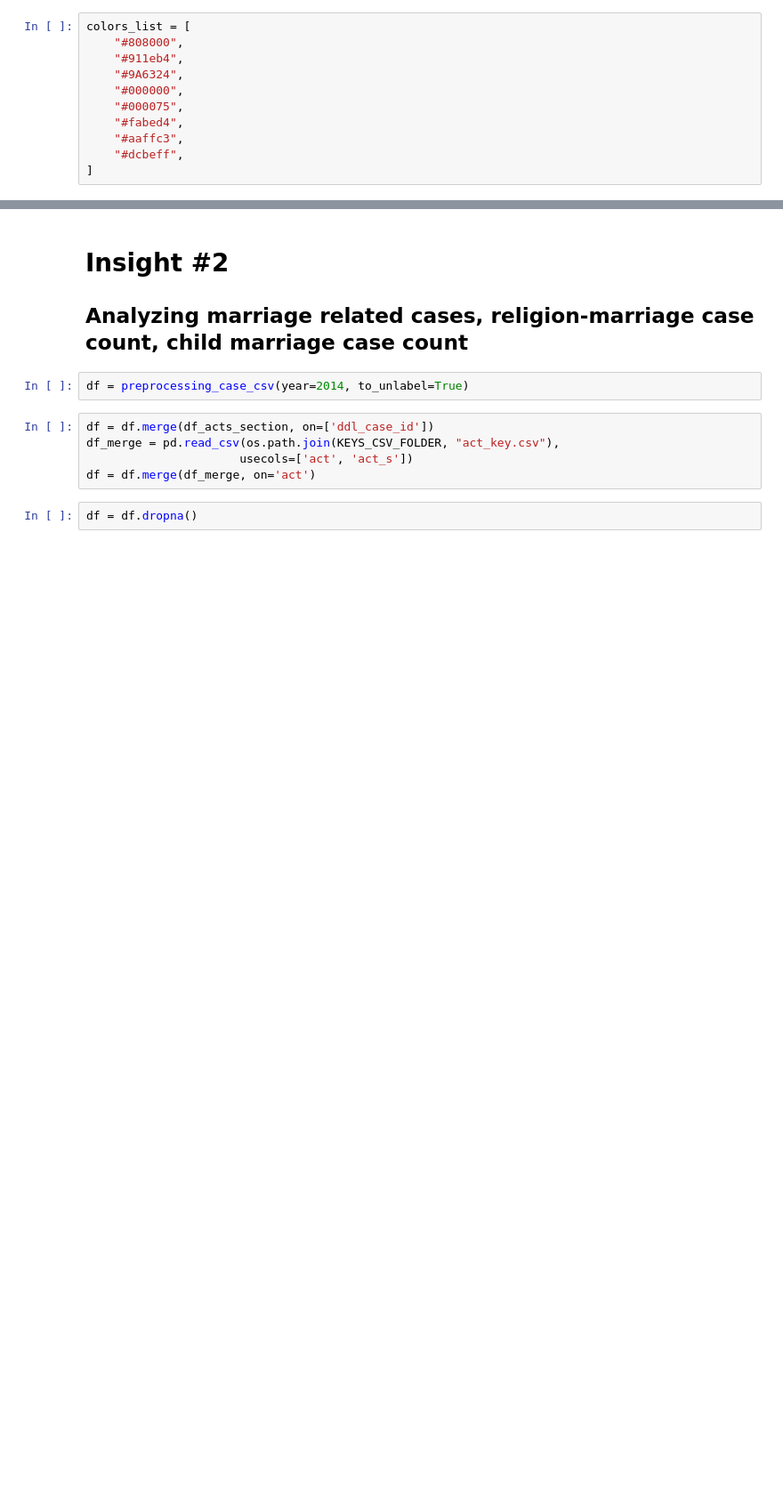
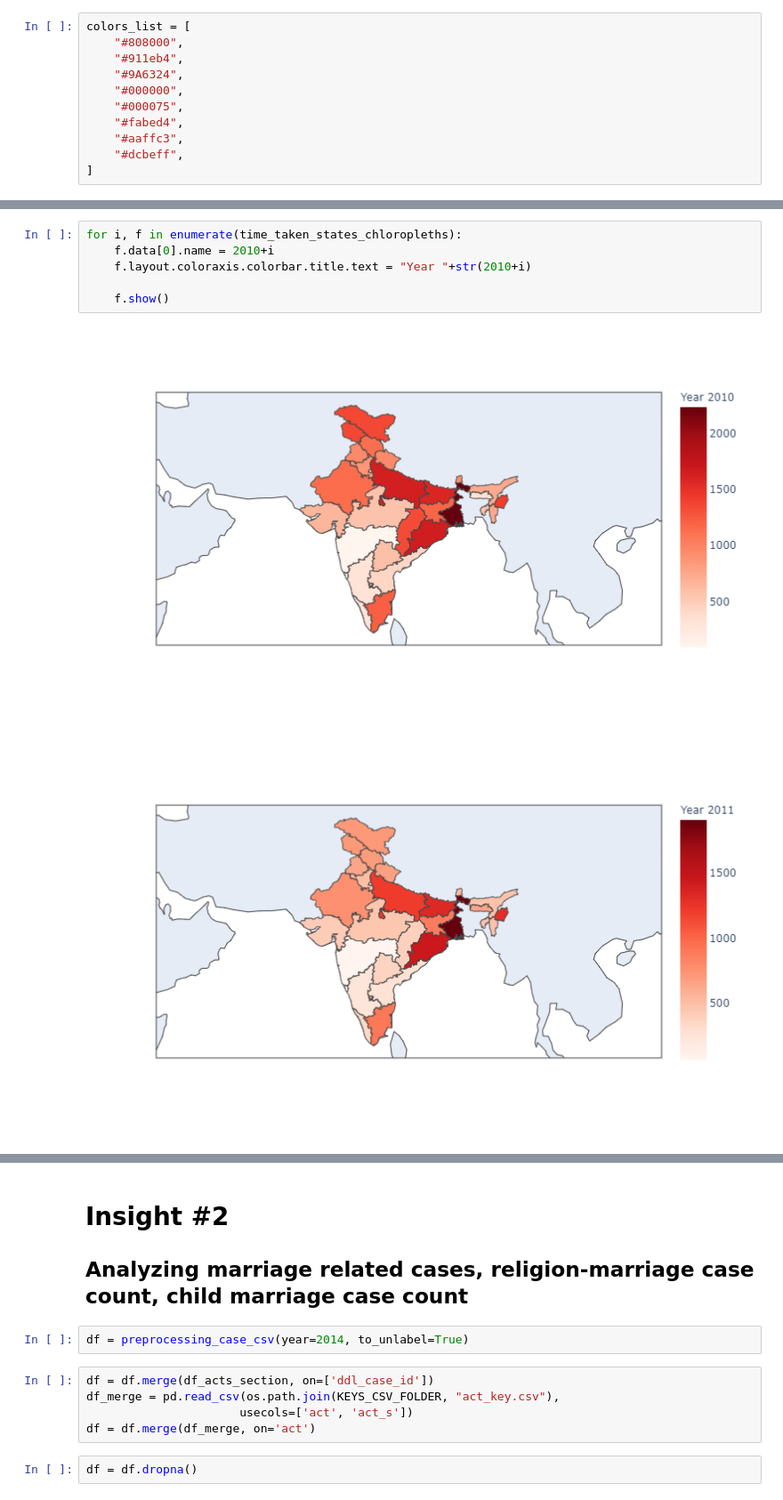
Before and after one commit to ujjwal-shekhar/Indian-Judicial-System-PreCog, a Jupyter notebook: data-visualizer-precog.ipynb, the cells around one changed output, grey strips where cells are left out. Shown at 89% size. Cells and saved outputs as stored; diff of their text form; blank space fills up the shorter version.

```diff
--- a/data-visualizer-precog.ipynb
+++ b/data-visualizer-precog.ipynb
@@ -1280,0 +1272,9 @@ fig_net.show()
+# %%
+for i, f in enumerate(time_taken_states_chloropleths):
+    f.data[0].name = 2010+i
+    f.layout.coloraxis.colorbar.title.text = "Year "+str(2010+i)
+
+    f.show()
+# %% [output]
+[figure, added]
+[figure, added]
```
Also changed, not shown: parts of 20 cells of this notebook.
